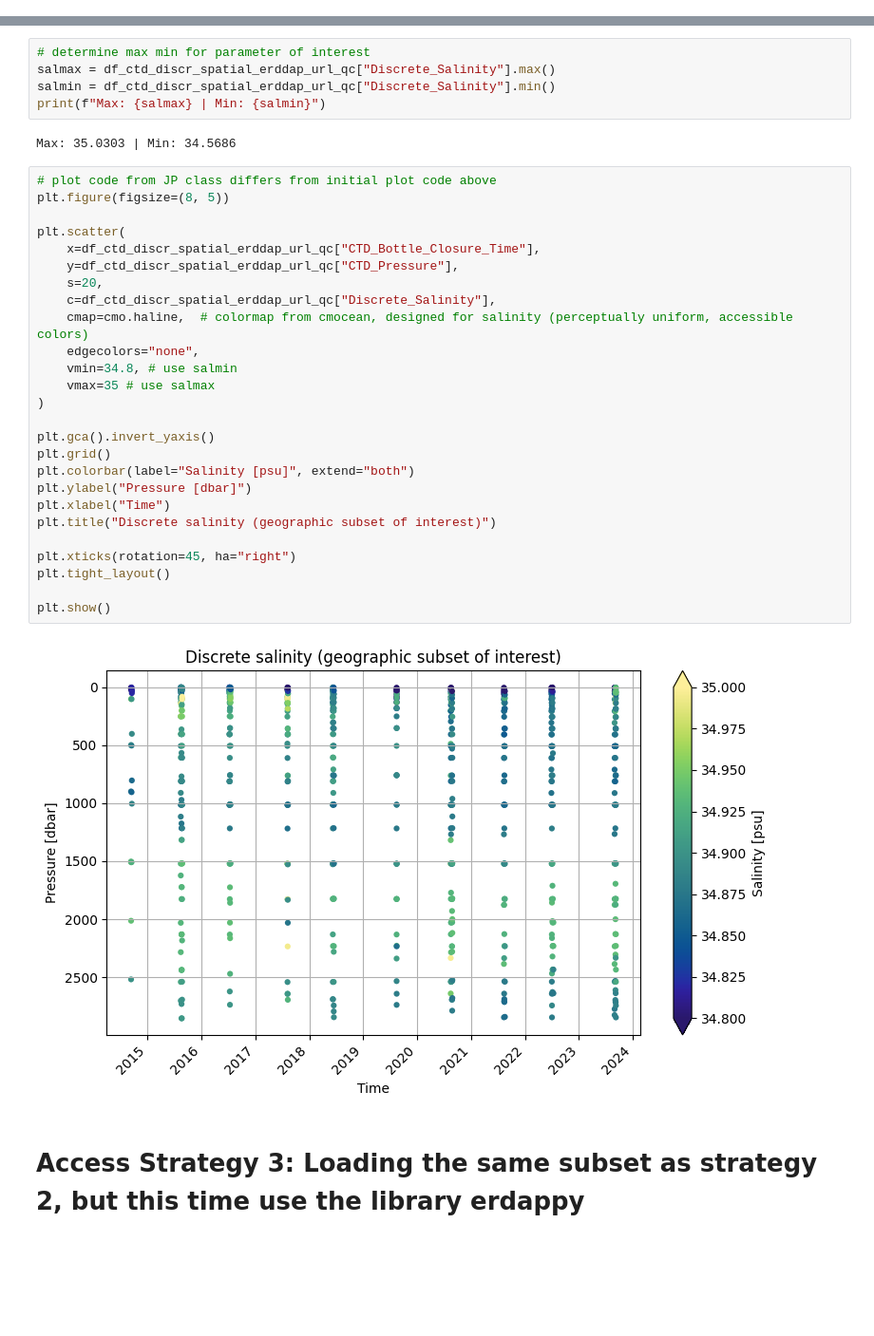
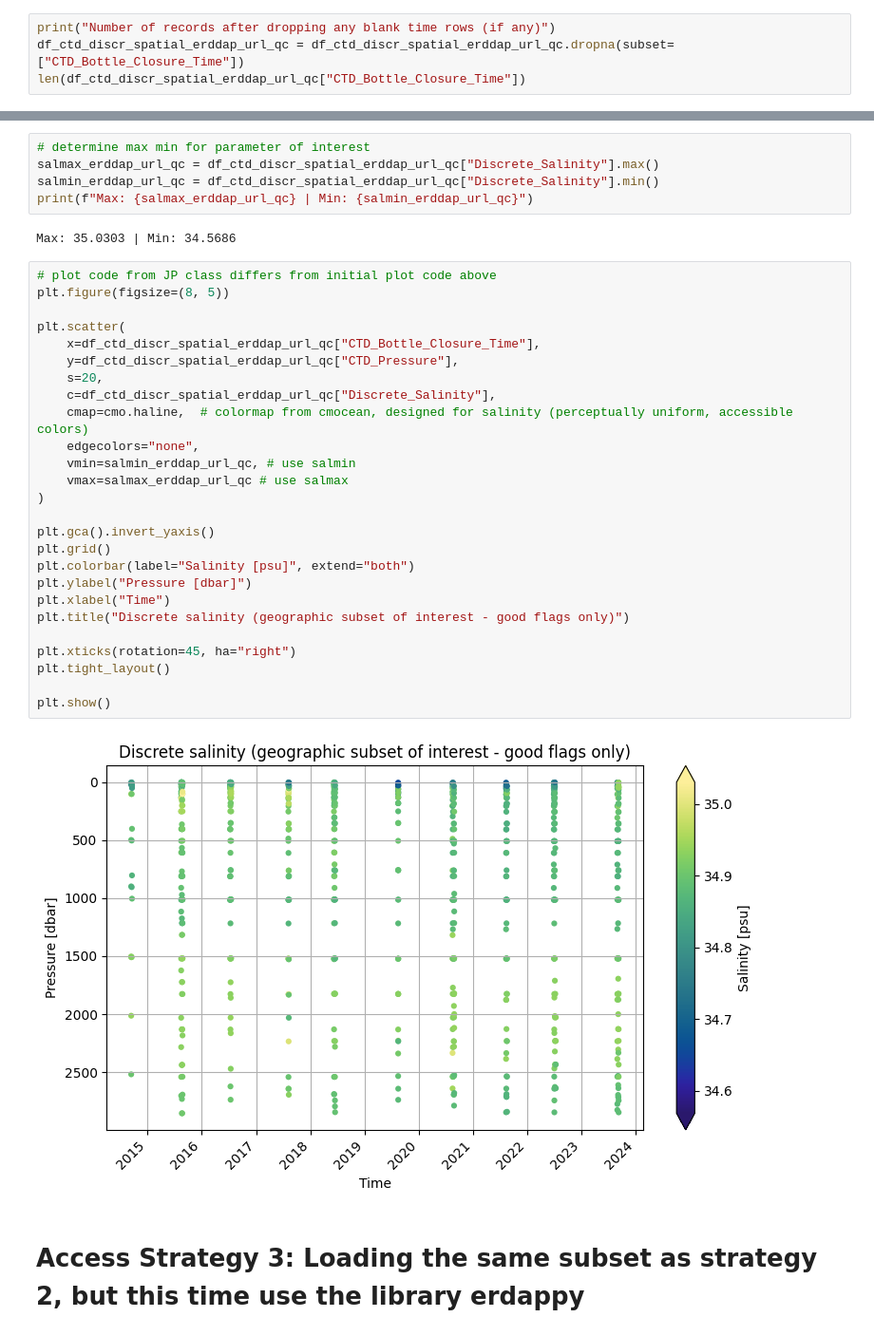
Before and after one commit to embark-cybertraining/embark-scratch-notebooks, a Jupyter notebook: sessions_1_and_2/ooi_cruises_bcodmo_session1.ipynb, the cells around one changed output, grey strips where cells are left out. Shown at 95% size. Cells and saved outputs as stored; diff of their text form; blank space fills up the shorter version.

Commit message:
Populated access method 3 for erddapy, modified QC strategies as planned, updated import tests, renamed main dfs for all three access strategies

```diff
--- a/sessions_1_and_2/ooi_cruises_bcodmo_session1.ipynb
+++ b/sessions_1_and_2/ooi_cruises_bcodmo_session1.ipynb
@@ -392,0 +404,4 @@ len(df_ctd_discr_spatial_erddap_url_qc["CTD_Bottle_Closure_Time"])
+# %%
+print("Number of records after dropping any blank time rows (if any)")
+df_ctd_discr_spatial_erddap_url_qc = df_ctd_discr_spatial_erddap_url_qc.dropna(subset=["CTD_Bottle_Closure_Time"])
+len(df_ctd_discr_spatial_erddap_url_qc["CTD_Bottle_Closure_Time"])
@@ -423,39 +441,39 @@ normalizer_subset = Normalize(discrete_mpl_time_subset[0], discrete_mpl_time_sub
 locator_subset = AutoDateLocator()
 # %%
 # determine max min for parameter of interest
-salmax = df_ctd_discr_spatial_erddap_url_qc["Discrete_Salinity"].max()
-salmin = df_ctd_discr_spatial_erddap_url_qc["Discrete_Salinity"].min()
-print(f"Max: {salmax} | Min: {salmin}")
+salmax_erddap_url_qc = df_ctd_discr_spatial_erddap_url_qc["Discrete_Salinity"].max()
+salmin_erddap_url_qc = df_ctd_discr_spatial_erddap_url_qc["Discrete_Salinity"].min()
+print(f"Max: {salmax_erddap_url_qc} | Min: {salmin_erddap_url_qc}")
 # %% [output]
 Max: 35.0303 | Min: 34.5686
 # %%
 # plot code from JP class differs from initial plot code above
 plt.figure(figsize=(8, 5))
 
 plt.scatter(
     x=df_ctd_discr_spatial_erddap_url_qc["CTD_Bottle_Closure_Time"],
     y=df_ctd_discr_spatial_erddap_url_qc["CTD_Pressure"],
     s=20,
     c=df_ctd_discr_spatial_erddap_url_qc["Discrete_Salinity"],
     cmap=cmo.haline,  # colormap from cmocean, designed for salinity (perceptually uniform, accessible colors)
     edgecolors="none",
-    vmin=34.8, # use salmin
-    vmax=35 # use salmax
+    vmin=salmin_erddap_url_qc, # use salmin
+    vmax=salmax_erddap_url_qc # use salmax
 )
 
 plt.gca().invert_yaxis()
 plt.grid()
 plt.colorbar(label="Salinity [psu]", extend="both")
 plt.ylabel("Pressure [dbar]")
 plt.xlabel("Time")
-plt.title("Discrete salinity (geographic subset of interest)")
+plt.title("Discrete salinity (geographic subset of interest - good flags only)")
 
 plt.xticks(rotation=45, ha="right")
 plt.tight_layout()
 
 plt.show()
 # %% [output]
-[figure, old version]
+[figure, new version]
 # %% [markdown]
 # Access Strategy 3: Loading the same subset as strategy 2, but this time use the library erdappy
 # %% [markdown]
```
Also changed, not shown: parts of 28 cells of this notebook.
